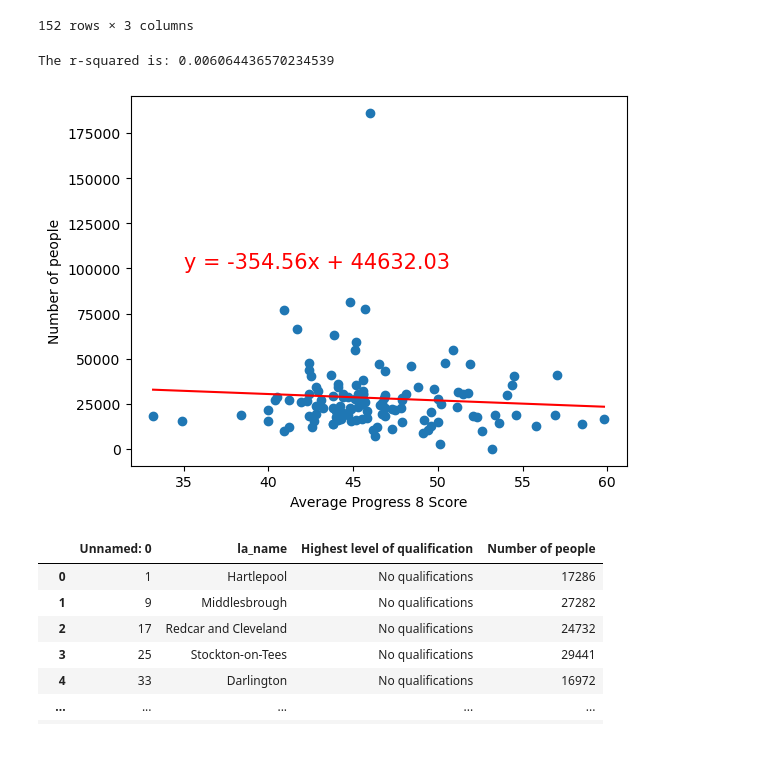
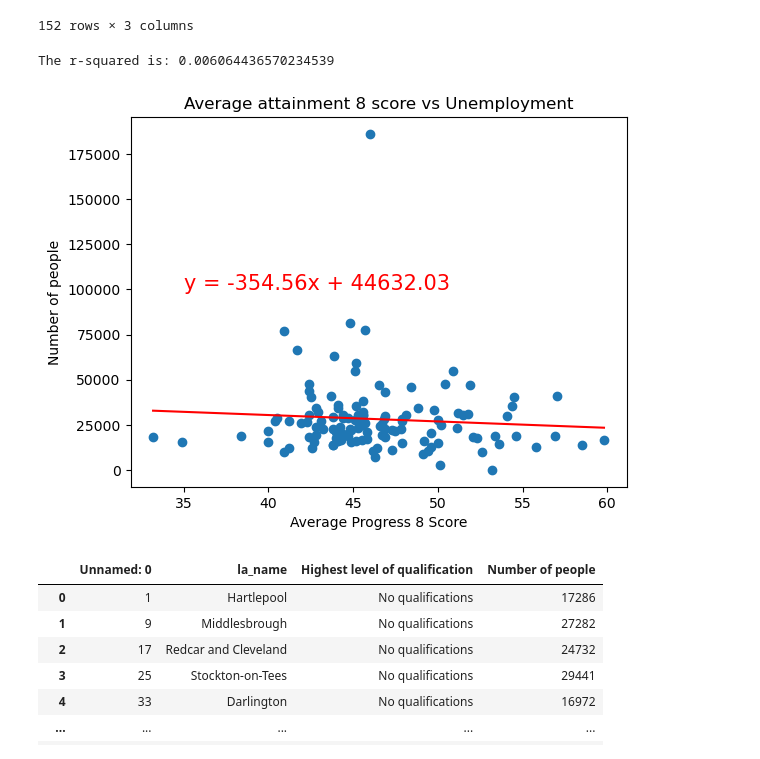
Before and after one commit to MoNawaz101/Project-1-Examination-Analysis, a Jupyter notebook: Q4_regional_analysis.ipynb, the cells around one changed output. Drawn from its saved outputs; the diff is of its cells as text; code cells hidden in the pictures.

```diff
--- a/Q4_regional_analysis.ipynb
+++ b/Q4_regional_analysis.ipynb
@@ -455,16 +455,17 @@ employ_regional_total_a8_df
 # %%
 # Linear regression on total average attainment 8 score
 x_values = employ_regional_total_a8_df['avg_attainment8_score']
 y_values = employ_regional_total_a8_df['Number of people']
 y_label = "Number of people"
 plot_linear_regression(x_values, y_values, y_label, (35,100000))
+plt.title('Average attainment 8 score vs Unemployment')
 
 # Save the figure as a PNG file
 plt.savefig("Graphs/Q4_regional_regress_employ.png", bbox_inches="tight")
 plt.show()
 # %% [output]
 The r-squared is: 0.006064436570234539
-[figure, old version]
+[figure, new version]
 # %%
 qual_df = pd.read_csv("Data_processed/qualifications_data_for_local_authorities.csv")
 qual_df = qual_df.rename(columns= {"Local authority" : "la_name"})
```
Also changed, not shown: parts of 1 cell of this notebook.
